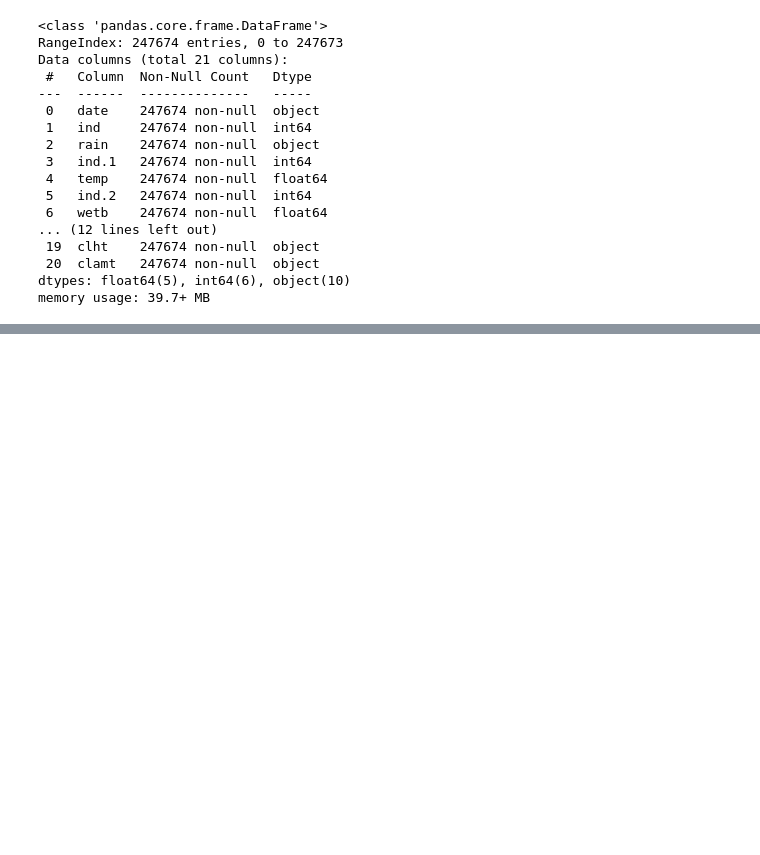
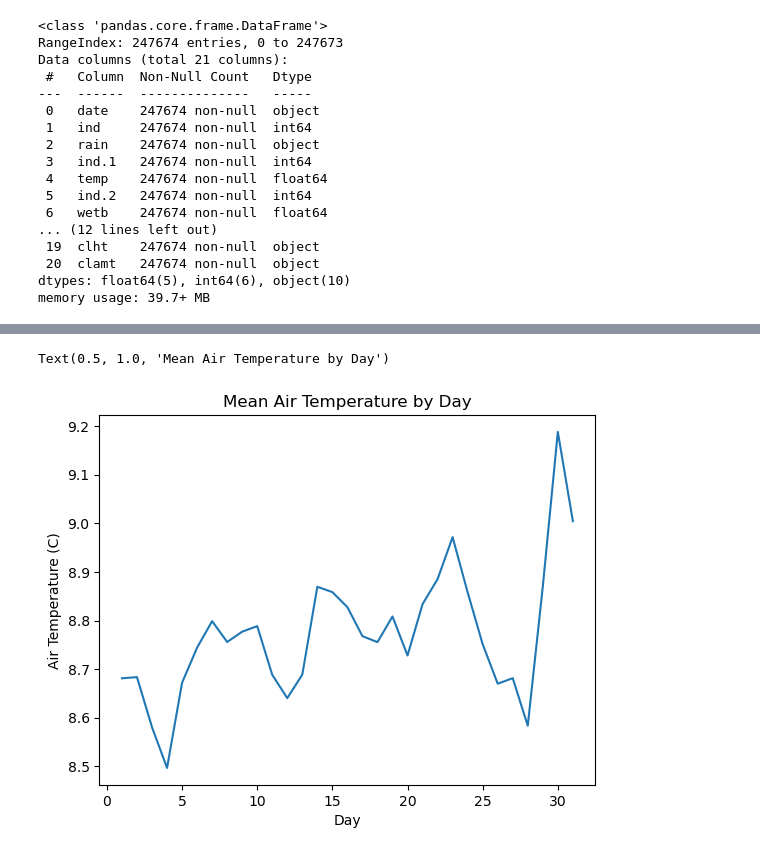
Before and after one commit to gusgoes/PFDA, a Jupyter notebook: assignments/week6/assignment_6_Weather.ipynb, the cells around one changed output, grey strips where cells are left out. Drawn from its saved outputs; the diff is of its cells as text; code cells hidden in the pictures; blank space fills up the shorter version.

```diff
--- a/assignments/week6/assignment_6_Weather.ipynb
+++ b/assignments/week6/assignment_6_Weather.ipynb
@@ -60,0 +141,9 @@ KeyError: 'DATE'
+# %%
+#plot another graphic of mean temperature by month label as temperature
+df.groupby('day')['Air Temperature (C)'].mean().plot()
+plt.ylabel('Air Temperature (C)')
+plt.xlabel('Day')
+plt.title('Mean Air Temperature by Day')
+# %% [output]
+Text(0.5, 1.0, 'Mean Air Temperature by Day')
+[figure, added]
```
Also changed, not shown: parts of 9 cells of this notebook.
